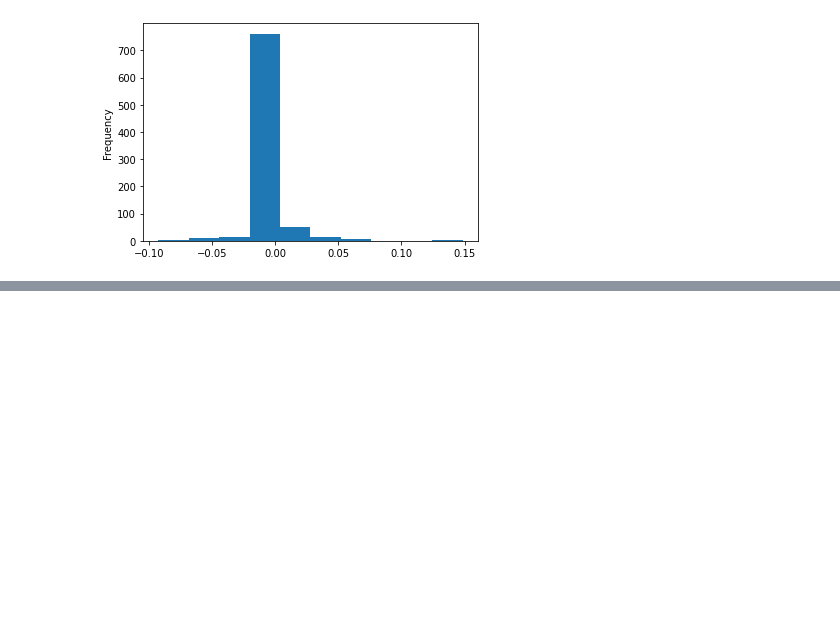
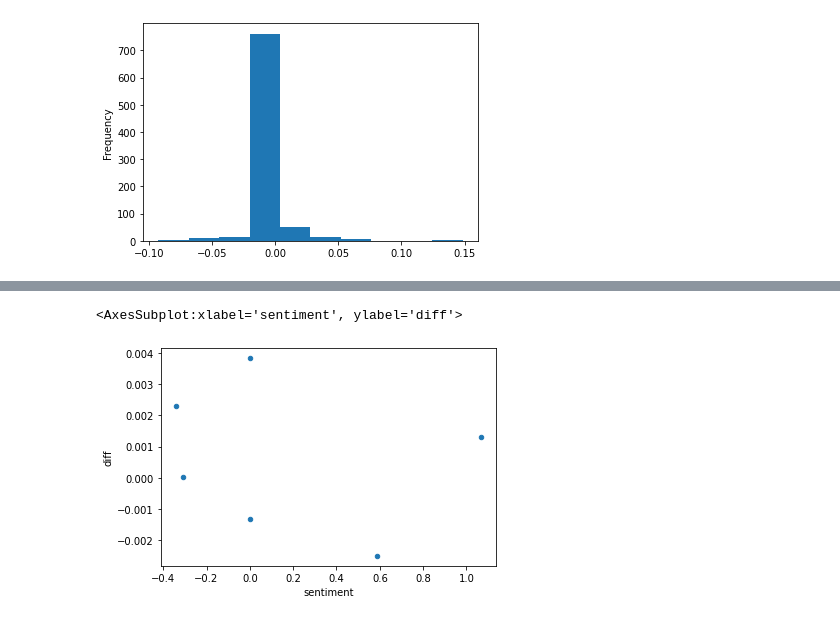
Before and after one commit to DataScienceNetwork/TheMuskEffect, a Jupyter notebook: 02_explore_tweets.ipynb, the cells around one changed output, grey strips where cells are left out. Saved outputs shown, nothing was run; the diff lists cells and outputs as text; code cells hidden in the pictures; blank space fills up the shorter version.

```diff
--- a/02_explore_tweets.ipynb
+++ b/02_explore_tweets.ipynb
@@ -217,0 +233,4 @@ sentiment_dict
+# %%
+df["date_day"] = df["date"].dt.date
+# %%
+sentiments = df[df["crypto"]].groupby("date_day")["sentiment"].sum()
@@ -217,0 +248,11 @@ sentiment_dict
+# %%
+final = pd.merge(sentiments, dogecoin, left_index=True, right_index=True)
+# %%
+final["variance"] = final["High"] - final["Low"]
+final["jump"] = final["High"] - final["Open"]
+final["fall"] = final["Low"] - final["Open"]
+# %%
+final.plot.scatter(x="sentiment", y="diff")
+# %% [output]
+<AxesSubplot:xlabel='sentiment', ylabel='diff'>
+[figure, added]
```
Also changed, not shown: parts of 29 cells of this notebook.
